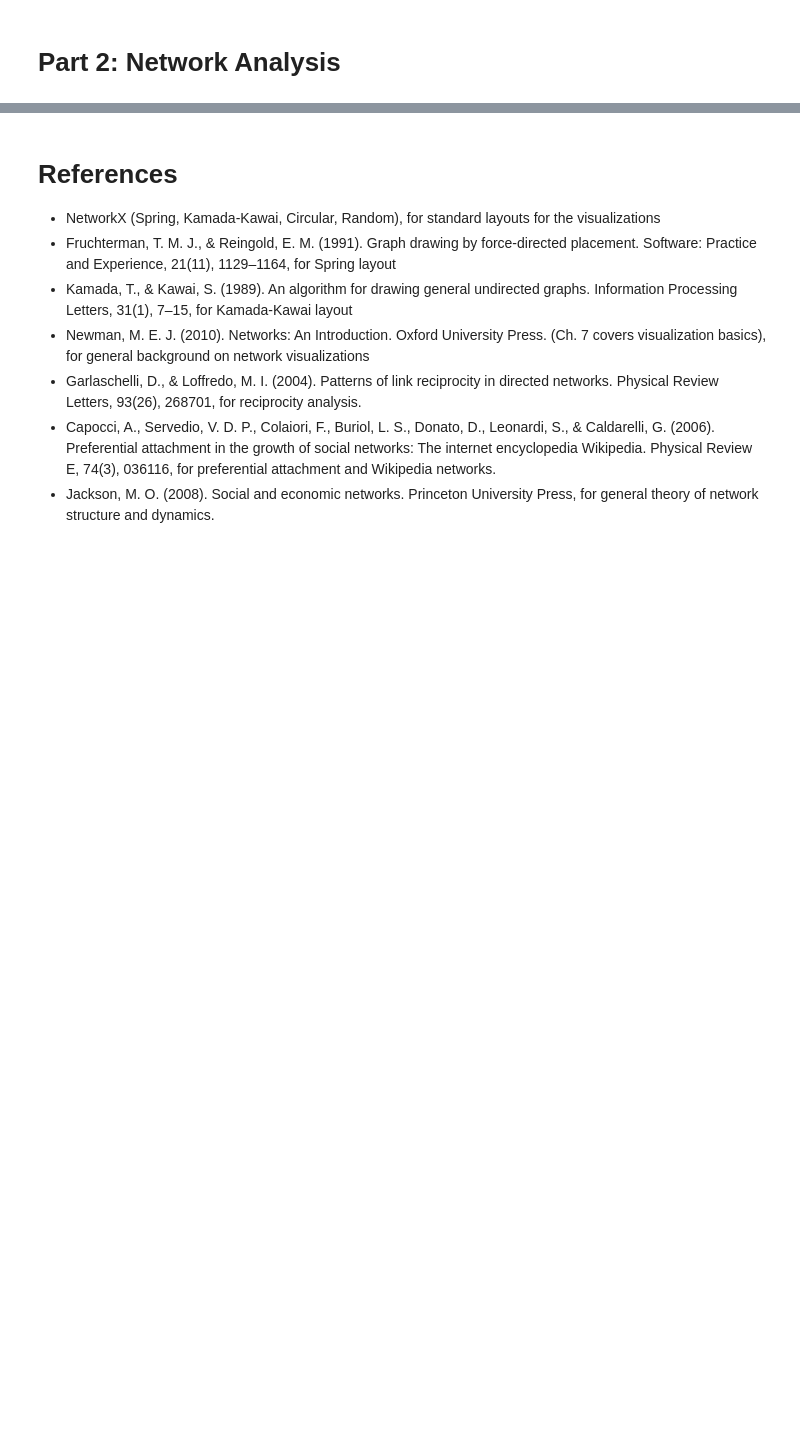
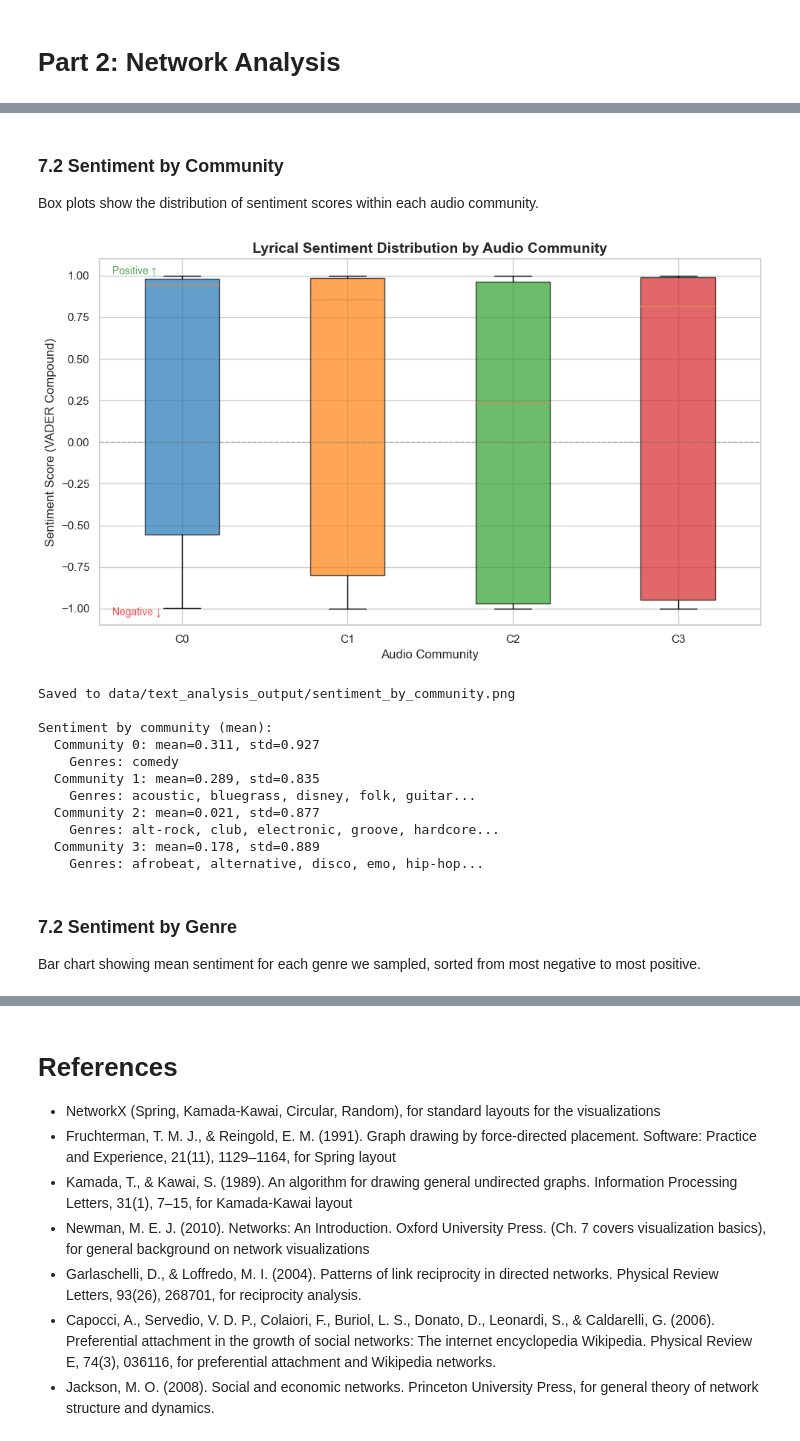
Before and after one commit to adamajane/social-graphs-and-interactions-02805-assignments, a Jupyter notebook: final_project/final_project_explainer.ipynb, the cells around one changed output, grey strips where cells are left out. Drawn from its saved outputs; the diff is of its cells as text; code cells hidden in the pictures; blank space fills up the shorter version.

Commit message:
Add notebook 3 to explainer, rename csv files

```diff
--- a/final_project/final_project_explainer.ipynb
+++ b/final_project/final_project_explainer.ipynb
@@ -49,6 +54,7 @@ plt.rcParams["figure.figsize"] = (10, 6)
 # Paths
 DATA_PATH_CLEANING = "data/spotify_tracks_dataset.csv"
 DATA_PATH = "data/clean_spotify_tracks_dataset.csv"
+GEXF_PATH = "data/spotify_genre_similarity_audio.gexf"
 ENV_PATH = "../.env.local"
 
 # Random seed for reproducibility
@@ -64,10 +70,6 @@ MAX_INSTRUMENTALNESS = 0.6
 
 # Language filtering (strict: requires language='en', skips if missing)
 ENGLISH_ONLY = True
-
-# Community detection parameters (same as notebook 2)
-SIM_THRESHOLD = 0.3
-LOUVAIN_SEED = 42
 
 # Word cloud parameters
 WORDCLOUD_MAX_WORDS = 50
@@ -917,0 +2180,4 @@ Clean dataset saved to data/clean_spotify_tracks_dataset.csv (73403 rows, 21 col
+# %%
+nltk.download("vader_lexicon", quiet=True)
+sia = SentimentIntensityAnalyzer()
+print("VADER sentiment analyzer loaded")
@@ -917,0 +2229,67 @@ Clean dataset saved to data/clean_spotify_tracks_dataset.csv (73403 rows, 21 col
+# %% [markdown]
+### 7.2 Sentiment by Community
+
+Box plots show the distribution of sentiment scores within each audio community.
+# %%
+# Create box plot of sentiment by community
+fig, ax = plt.subplots(figsize=(10, 6))
+
+# Prepare data for plotting
+communities_sorted = sorted(df_lyrics['community_id'].unique())
+
+# Create box plot with community colors
+bp = ax.boxplot(
+	[df_lyrics[df_lyrics['community_id'] == cid]['sentiment'].values for cid in communities_sorted],
+	labels=[f'C{cid}' for cid in communities_sorted],
+	patch_artist=True
+)
+
+# Color boxes by community
+for i, cid in enumerate(communities_sorted):
+	bp['boxes'][i].set_facecolor(COMMUNITY_COLOR_MAP[cid])
+	bp['boxes'][i].set_alpha(0.7)
+
+# Add horizontal line at 0 (neutral)
+ax.axhline(y=0, color='gray', linestyle='--', linewidth=1, alpha=0.5)
+
+# Labels
+ax.set_xlabel('Audio Community', fontsize=12)
+ax.set_ylabel('Sentiment Score (VADER Compound)', fontsize=12)
+ax.set_title('Lyrical Sentiment Distribution by Audio Community', fontsize=14, fontweight='bold')
+
+# Add text annotation for interpretation
+ax.text(0.02, 0.98, 'Positive ↑', transform=ax.transAxes, fontsize=10,
+		verticalalignment='top', color='green', alpha=0.7)
+ax.text(0.02, 0.02, 'Negative ↓', transform=ax.transAxes, fontsize=10,
+		verticalalignment='bottom', color='red', alpha=0.7)
+
+plt.tight_layout()
+plt.savefig(OUTPUT_DIR / 'sentiment_by_community.png', dpi=150, bbox_inches='tight')
+plt.show()
+
+print(f"\nSaved to {OUTPUT_DIR / 'sentiment_by_community.png'}")
+
+# Print summary stats
+print("\nSentiment by community (mean):")
+for cid in communities_sorted:
+	comm_sentiment = df_lyrics[df_lyrics['community_id'] == cid]['sentiment']
+	genres_in_comm = df_lyrics[df_lyrics['community_id'] == cid]['genre'].unique()
+	print(f"  Community {cid}: mean={comm_sentiment.mean():.3f}, std={comm_sentiment.std():.3f}")
+	print(f"    Genres: {', '.join(sorted(genres_in_comm)[:5])}{'...' if len(genres_in_comm) > 5 else ''}")
+# %% [output]
+[figure, added]
+Saved to data/text_analysis_output/sentiment_by_community.png
+
+Sentiment by community (mean):
+  Community 0: mean=0.311, std=0.927
+    Genres: comedy
+  Community 1: mean=0.289, std=0.835
+    Genres: acoustic, bluegrass, disney, folk, guitar...
+  Community 2: mean=0.021, std=0.877
+    Genres: alt-rock, club, electronic, groove, hardcore...
+  Community 3: mean=0.178, std=0.889
+    Genres: afrobeat, alternative, disco, emo, hip-hop...
+# %% [markdown]
+### 7.2 Sentiment by Genre
+
+Bar chart showing mean sentiment for each genre we sampled, sorted from most negative to most positive.
```
Also changed, not shown: parts of 56 cells of this notebook, 4 other files.
